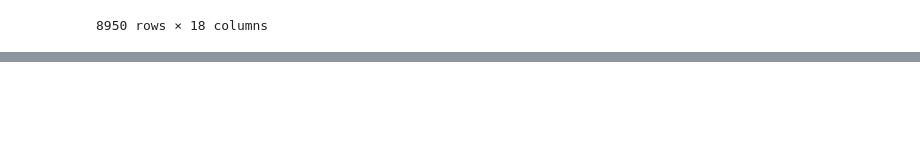
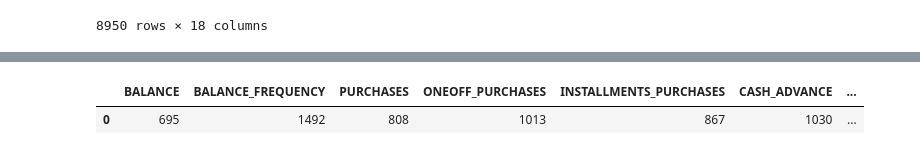
Before and after one commit to pain459/LP, a Jupyter notebook: projects/data_analysis_projects/customer_data/workbook.ipynb, the cells around one changed output, grey strips where cells are left out. Drawn from its saved outputs; the diff is of its cells as text; code cells hidden in the pictures; blank space fills up the shorter version.

```diff
--- a/projects/data_analysis_projects/customer_data/workbook.ipynb
+++ b/projects/data_analysis_projects/customer_data/workbook.ipynb
@@ -165,0 +232,4 @@ df.describe().T  # Trasnposed view
+# %%
+# Fill missing values in the 'MINIMUM_PAYMENTS' column with the median value
+df['MINIMUM_PAYMENTS'].fillna(df['MINIMUM_PAYMENTS'].median(), inplace=True)
+df.shape
@@ -165,0 +238,4 @@ df.describe().T  # Trasnposed view
+# %%
+# Drop CUST_ID column
+df.drop(['CUST_ID'], axis=1, inplace=True)
+df.shape
@@ -165,0 +271,17 @@ df.describe().T  # Trasnposed view
+# %%
+# Calculate the IQR for each column in the dataset
+Q1 = df.quantile(0.25)
+Q3 = df.quantile(0.75)
+IQR = Q3 - Q1
+
+# Identify outliers using the IQR method
+outliers = ((df < (Q1 - 1.5 * IQR)) | (df > (Q3 + 1.5 * IQR)))
+
+# Count the number of outliers for each variable
+num_outliers = outliers.sum()
+
+# Number of outliers for each variable
+num_outliers.to_frame().T
+# %% [output]
+|  | BALANCE | BALANCE_FREQUENCY | PURCHASES | ONEOFF_PURCHASES | INSTALLMENTS_PURCHASES | CASH_ADVANCE | ... |
+| 0 | 695 | 1492 | 808 | 1013 | 867 | 1030 | ... |
```
Also changed, not shown: parts of 14 cells of this notebook.
